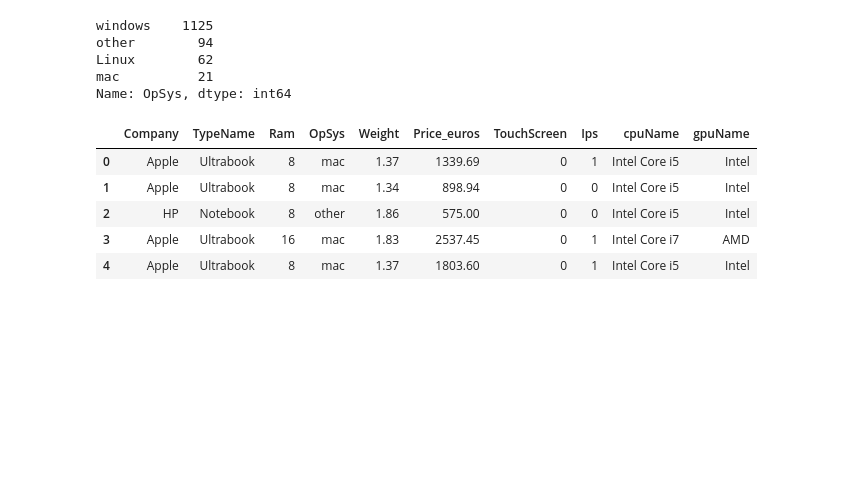
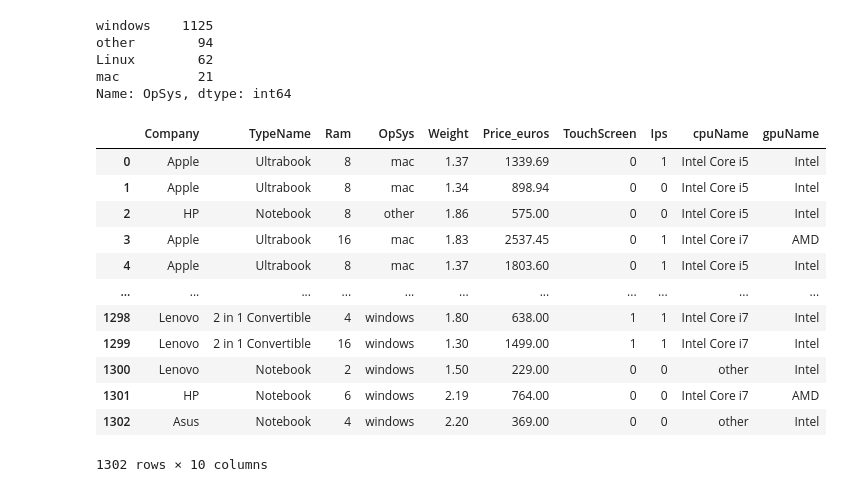
Before and after one commit to Samitha10/Laptop-Price-Prediction, a Jupyter notebook: model_build.ipynb, the cells around one changed output. Saved outputs shown, nothing was run; the diff lists cells and outputs as text; code cells hidden in the pictures; blank space fills up the shorter version.

```diff
--- a/model_build.ipynb
+++ b/model_build.ipynb
@@ -374,11 +374,19 @@ Name: OpSys, dtype: int64
 # prompt: delete those columns laptop_ID Inches Product Screenresolution Cpu Gpu
 
 data = data.drop(['laptop_ID', 'Inches', 'Product', 'ScreenResolution', 'Cpu', 'Gpu'], axis=1)
-data.head()
-# %% [output]
-|  | Company | TypeName | Ram | OpSys | Weight | Price_euros | TouchScreen | Ips | cpuName | gpuName |
-| 0 | Apple | Ultrabook | 8 | mac | 1.37 | 1339.69 | 0 | 1 | Intel Core i5 | Intel |
-| 1 | Apple | Ultrabook | 8 | mac | 1.34 | 898.94 | 0 | 0 | Intel Core i5 | Intel |
-| 2 | HP | Notebook | 8 | other | 1.86 | 575.00 | 0 | 0 | Intel Core i5 | Intel |
-| 3 | Apple | Ultrabook | 16 | mac | 1.83 | 2537.45 | 0 | 1 | Intel Core i7 | AMD |
-| 4 | Apple | Ultrabook | 8 | mac | 1.37 | 1803.60 | 0 | 1 | Intel Core i5 | Intel |
+# %%
+data
+# %% [output]
+|  | Company | TypeName | Ram | OpSys | Weight | Price_euros | TouchScreen | Ips | cpuName | gpuName |
+| 0 | Apple | Ultrabook | 8 | mac | 1.37 | 1339.69 | 0 | 1 | Intel Core i5 | Intel |
+| 1 | Apple | Ultrabook | 8 | mac | 1.34 | 898.94 | 0 | 0 | Intel Core i5 | Intel |
+| 2 | HP | Notebook | 8 | other | 1.86 | 575.00 | 0 | 0 | Intel Core i5 | Intel |
+| 3 | Apple | Ultrabook | 16 | mac | 1.83 | 2537.45 | 0 | 1 | Intel Core i7 | AMD |
+| 4 | Apple | Ultrabook | 8 | mac | 1.37 | 1803.60 | 0 | 1 | Intel Core i5 | Intel |
+| ... | ... | ... | ... | ... | ... | ... | ... | ... | ... | ... |
+| 1298 | Lenovo | 2 in 1 Convertible | 4 | windows | 1.80 | 638.00 | 1 | 1 | Intel Core i7 | Intel |
+| 1299 | Lenovo | 2 in 1 Convertible | 16 | windows | 1.30 | 1499.00 | 1 | 1 | Intel Core i7 | Intel |
+| 1300 | Lenovo | Notebook | 2 | windows | 1.50 | 229.00 | 0 | 0 | other | Intel |
+| 1301 | HP | Notebook | 6 | windows | 2.19 | 764.00 | 0 | 0 | Intel Core i7 | AMD |
+| 1302 | Asus | Notebook | 4 | windows | 2.20 | 369.00 | 0 | 0 | other | Intel |
+1302 rows × 10 columns
```
Also changed, not shown: parts of 15 cells of this notebook.
